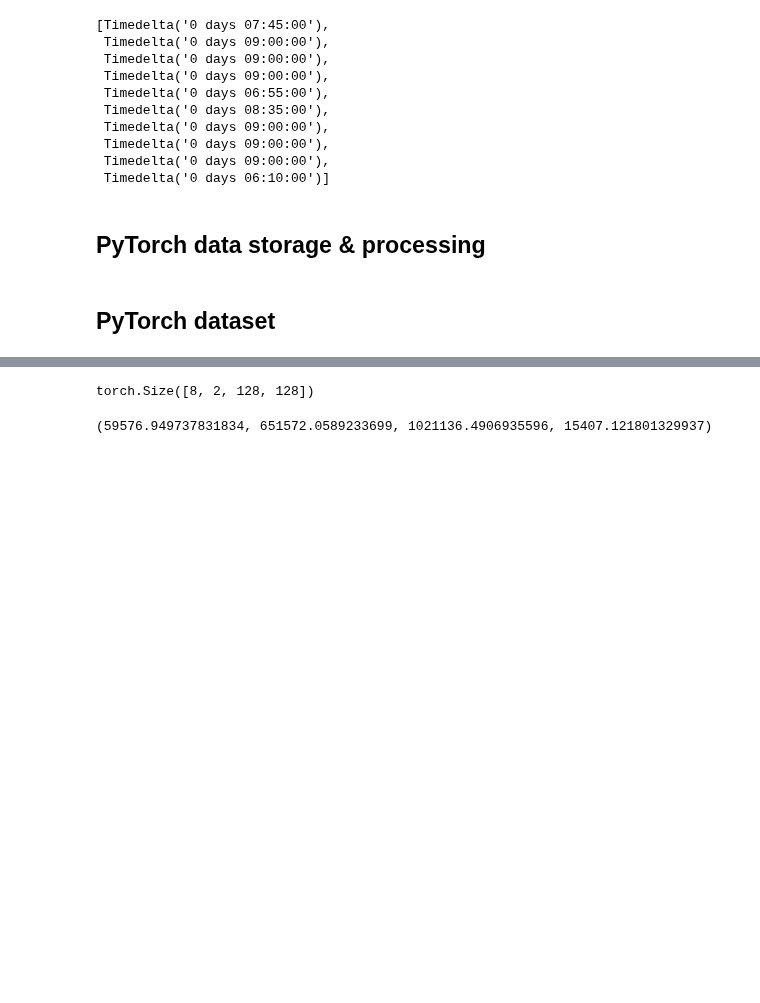
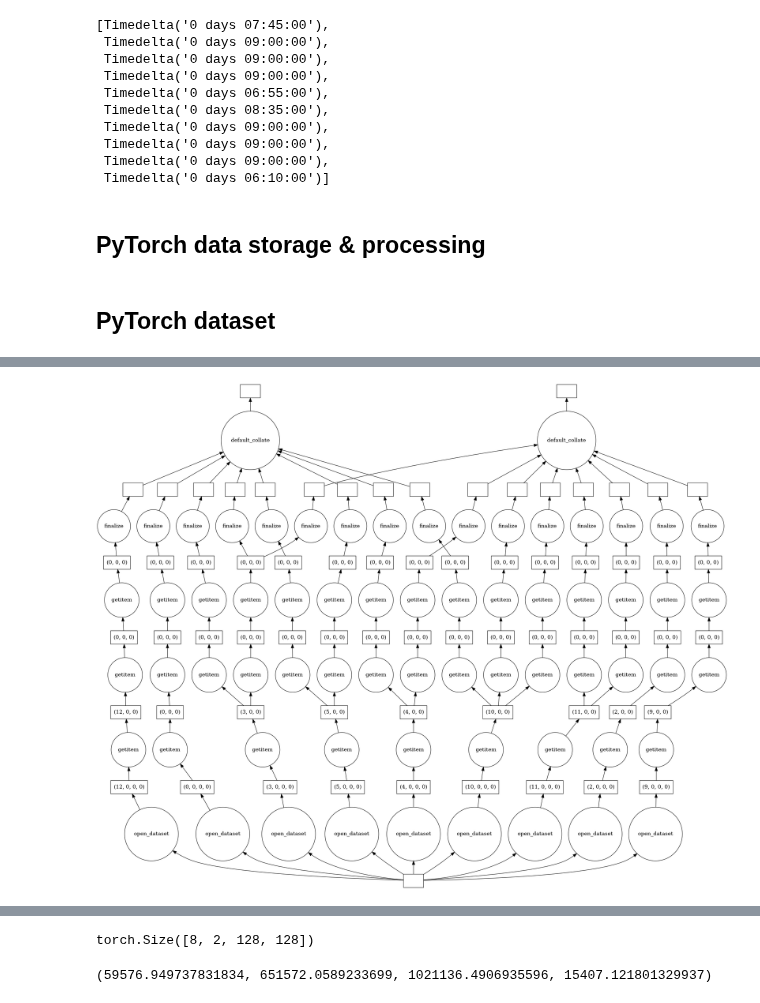
Before and after one commit to openclimatefix/predict_pv_yield, a Jupyter notebook: notebooks/23.0_dask_client.ipynb, the cells around one changed output, grey strips where cells are left out. Cells and saved outputs as stored; diff of their text form; code cells hidden in the pictures; blank space fills up the shorter version.

```diff
--- a/notebooks/23.0_dask_client.ipynb
+++ b/notebooks/23.0_dask_client.ipynb
@@ -1211,0 +1262,4 @@ len(batches[0])
+# %%
+dask.visualize(batches_delayed[:2], optimize_graph=True)
+# %% [output]
+[figure, added]
```
Also changed, not shown: parts of 29 cells of this notebook.
